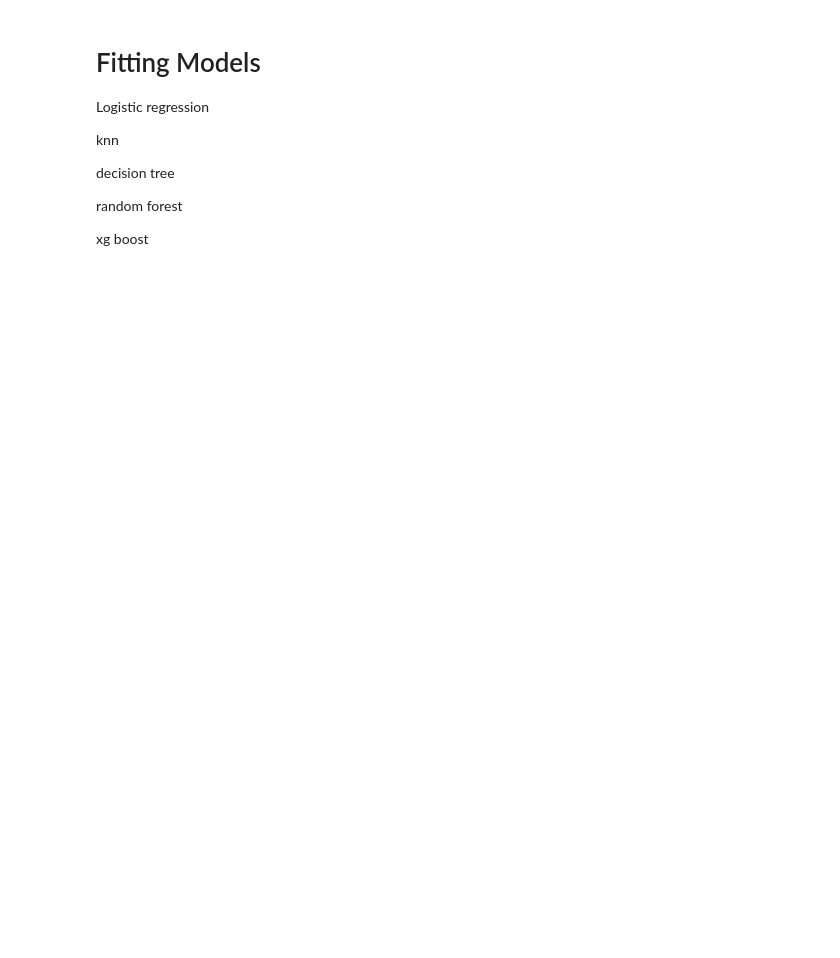
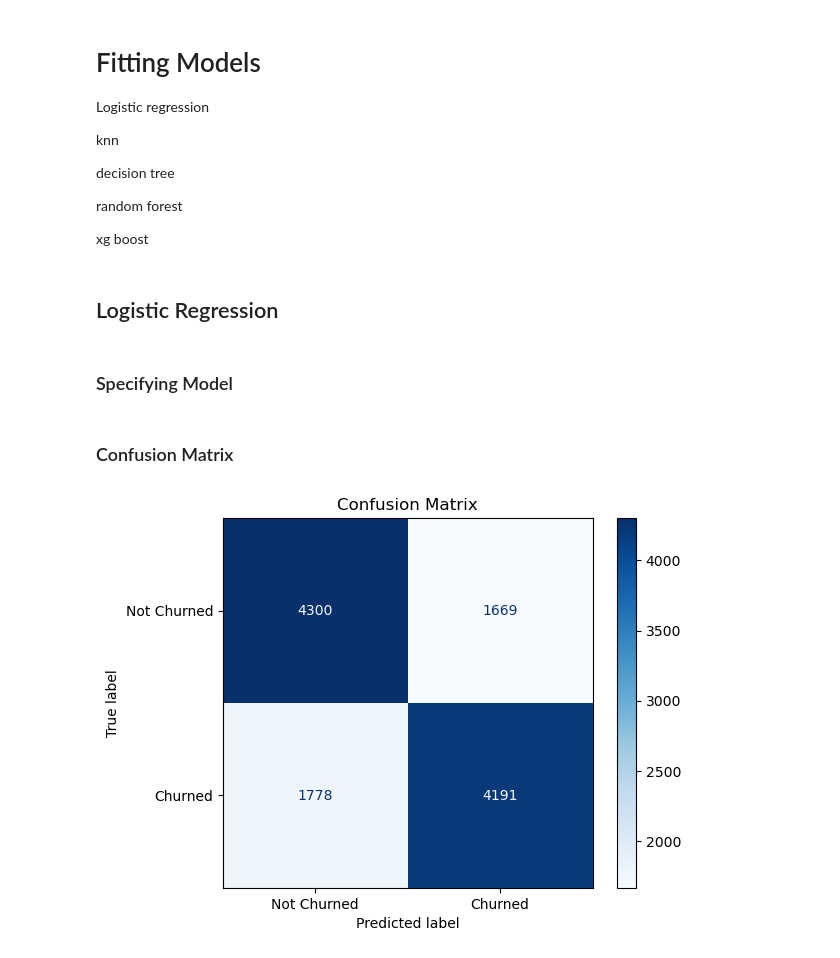
Before and after one commit to mpabbathi/churn-orbit, a Jupyter notebook: Models.ipynb, the cells around one changed output. Cells and saved outputs as stored; diff of their text form; code cells hidden in the pictures; blank space fills up the shorter version.

Commit message:
fitting models

```diff
--- a/Models.ipynb
+++ b/Models.ipynb
@@ -76,3 +80,27 @@ decision tree
 random forest
 
 xg boost
+# %% [markdown]
+## Logistic Regression
+# %% [markdown]
+### Specifying Model
+# %%
+log_spec = LogisticRegression(max_iter=1000, random_state=20, penalty = 'l2')
+
+log_pipeline = Pipeline([
+    ('preprocessor', preprocessor),
+    ('classifier', log_spec)
+])
+
+log_pipeline.fit(X_train, y_train)
+y_pred_log = log_pipeline.predict(X_train)
+# %% [markdown]
+### Confusion Matrix
+# %%
+cm = confusion_matrix(y_train, y_pred_log)
+disp = ConfusionMatrixDisplay(confusion_matrix=cm, display_labels=['Not Churned', 'Churned'])
+disp.plot(cmap='Blues', values_format='d')
+plt.title("Confusion Matrix")
+plt.show()
+# %% [output]
+[figure, added]
```
Also changed, not shown: parts of 23 cells of this notebook.
